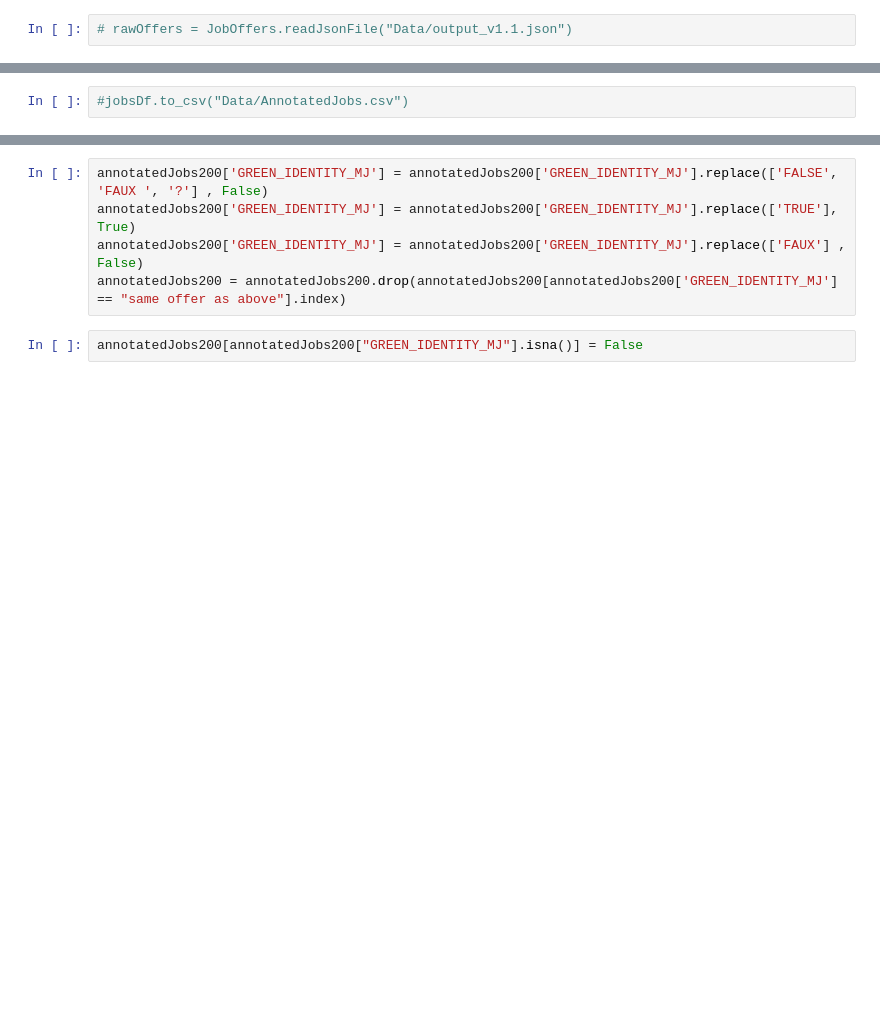
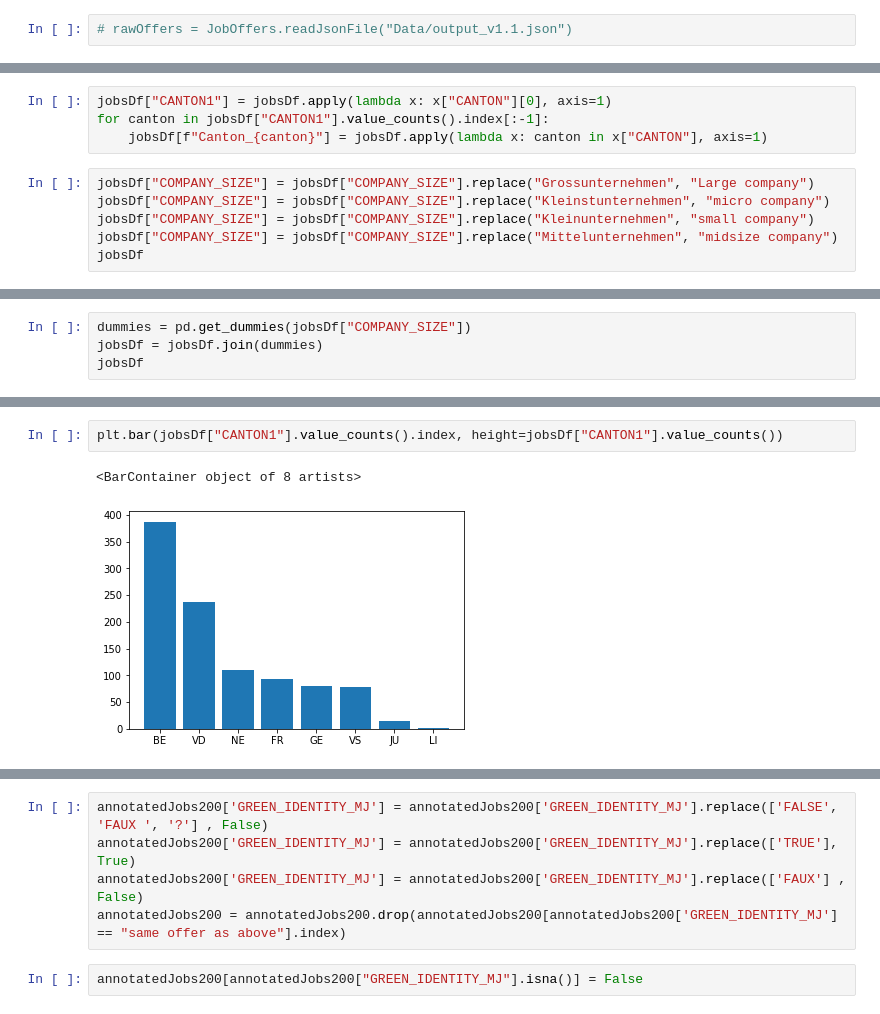
Before and after one commit to emilysharata/Thesis, a Jupyter notebook: Neural Net Green Classification 1.ipynb, the cells around one changed output, grey strips where cells are left out. Drawn from its saved outputs; the diff is of its cells as text; blank space fills up the shorter version.

```diff
--- a/Neural Net Green Classification 1.ipynb
+++ b/Neural Net Green Classification 1.ipynb
@@ -59,2 +42,10 @@ jobsDf
 # %%
-#jobsDf.to_csv("Data/AnnotatedJobs.csv")
+jobsDf["CANTON1"] = jobsDf.apply(lambda x: x["CANTON"][0], axis=1)
+for canton in jobsDf["CANTON1"].value_counts().index[:-1]:
+    jobsDf[f"Canton_{canton}"] = jobsDf.apply(lambda x: canton in x["CANTON"], axis=1)
+# %%
+jobsDf["COMPANY_SIZE"] = jobsDf["COMPANY_SIZE"].replace("Grossunternehmen", "Large company")
+jobsDf["COMPANY_SIZE"] = jobsDf["COMPANY_SIZE"].replace("Kleinstunternehmen", "micro company")
+jobsDf["COMPANY_SIZE"] = jobsDf["COMPANY_SIZE"].replace("Kleinunternehmen", "small company")
+jobsDf["COMPANY_SIZE"] = jobsDf["COMPANY_SIZE"].replace("Mittelunternehmen", "midsize company")
+jobsDf
@@ -60,0 +66,4 @@ jobsDf
+# %%
+dummies = pd.get_dummies(jobsDf["COMPANY_SIZE"])
+jobsDf = jobsDf.join(dummies)
+jobsDf
@@ -63,0 +104,5 @@ annotatedJobs200.rename(columns={"ENVIRONMENTAL IDENTITY\nMJ" : "GREEN_IDENTITY_
+# %%
+plt.bar(jobsDf["CANTON1"].value_counts().index, height=jobsDf["CANTON1"].value_counts())
+# %% [output]
+<BarContainer object of 8 artists>
+[figure, added]
```
Also changed, not shown: parts of 46 cells of this notebook, 6 other files.
